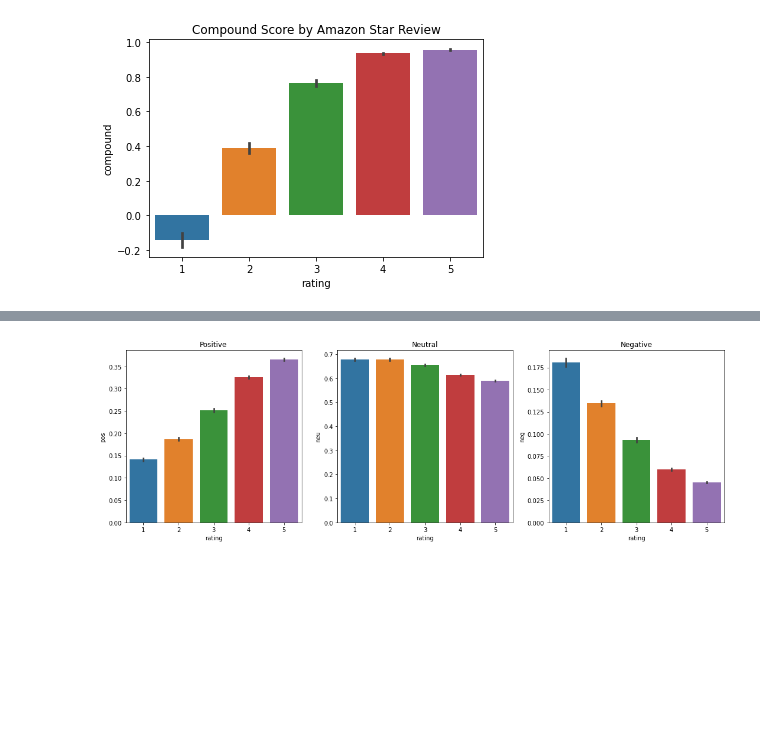
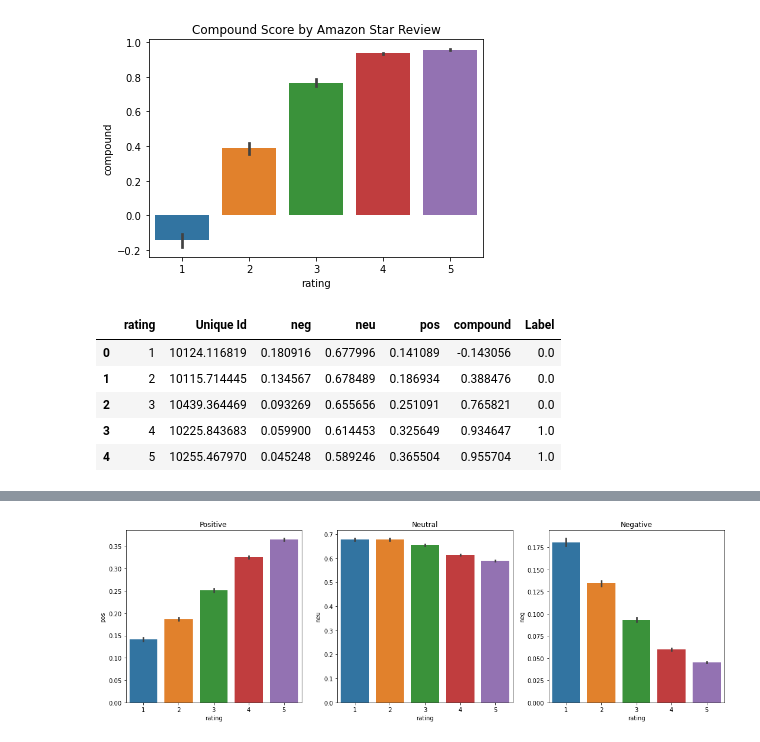
Before and after one commit to wasih790/Hotel_Sentiment_Analysis, a Jupyter notebook: Sentiment Analysis/Sentiment Analysis.ipynb, the cells around one changed output, grey strips where cells are left out. Saved outputs shown, nothing was run; the diff lists cells and outputs as text; code cells hidden in the pictures; blank space fills up the shorter version.

```diff
--- a/Sentiment Analysis/Sentiment Analysis.ipynb
+++ b/Sentiment Analysis/Sentiment Analysis.ipynb
@@ -93,3 +93,14 @@ ax = sns.barplot(data=vaders, x='rating', y='compound')
 ax.set_title('Compound Score by Amazon Star Review');
 # %% [output]
 [figure]
+# %%
+vdf=vaders.groupby('rating').mean().reset_index()
+# %%
+vdf
+# %% [output]
+|  | rating | Unique Id | neg | neu | pos | compound | Label |
+| 0 | 1 | 10124.116819 | 0.180916 | 0.677996 | 0.141089 | -0.143056 | 0.0 |
+| 1 | 2 | 10115.714445 | 0.134567 | 0.678489 | 0.186934 | 0.388476 | 0.0 |
+| 2 | 3 | 10439.364469 | 0.093269 | 0.655656 | 0.251091 | 0.765821 | 0.0 |
+| 3 | 4 | 10225.843683 | 0.059900 | 0.614453 | 0.325649 | 0.934647 | 1.0 |
+| 4 | 5 | 10255.467970 | 0.045248 | 0.589246 | 0.365504 | 0.955704 | 1.0 |
```
Also changed, not shown: parts of 13 cells of this notebook.
